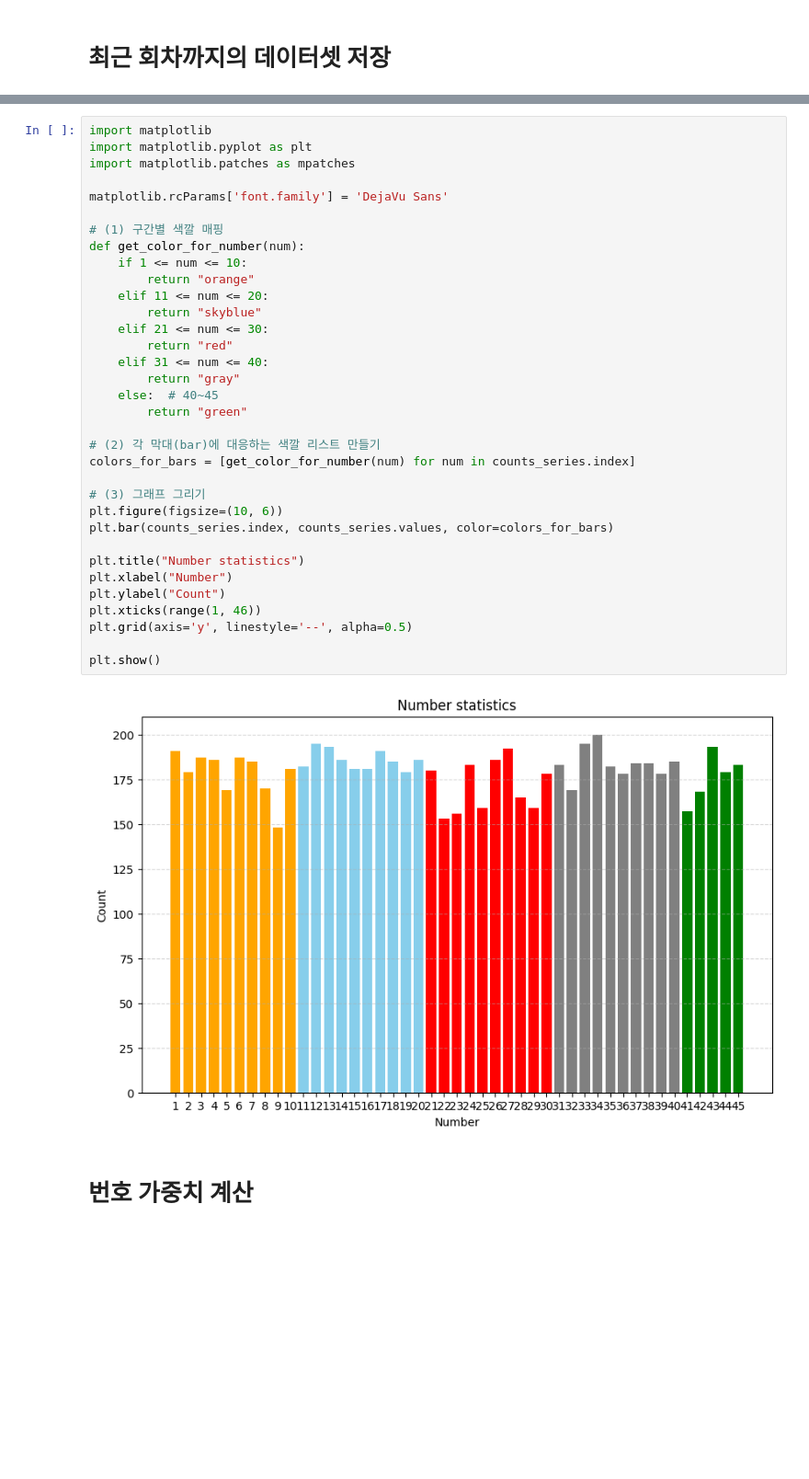
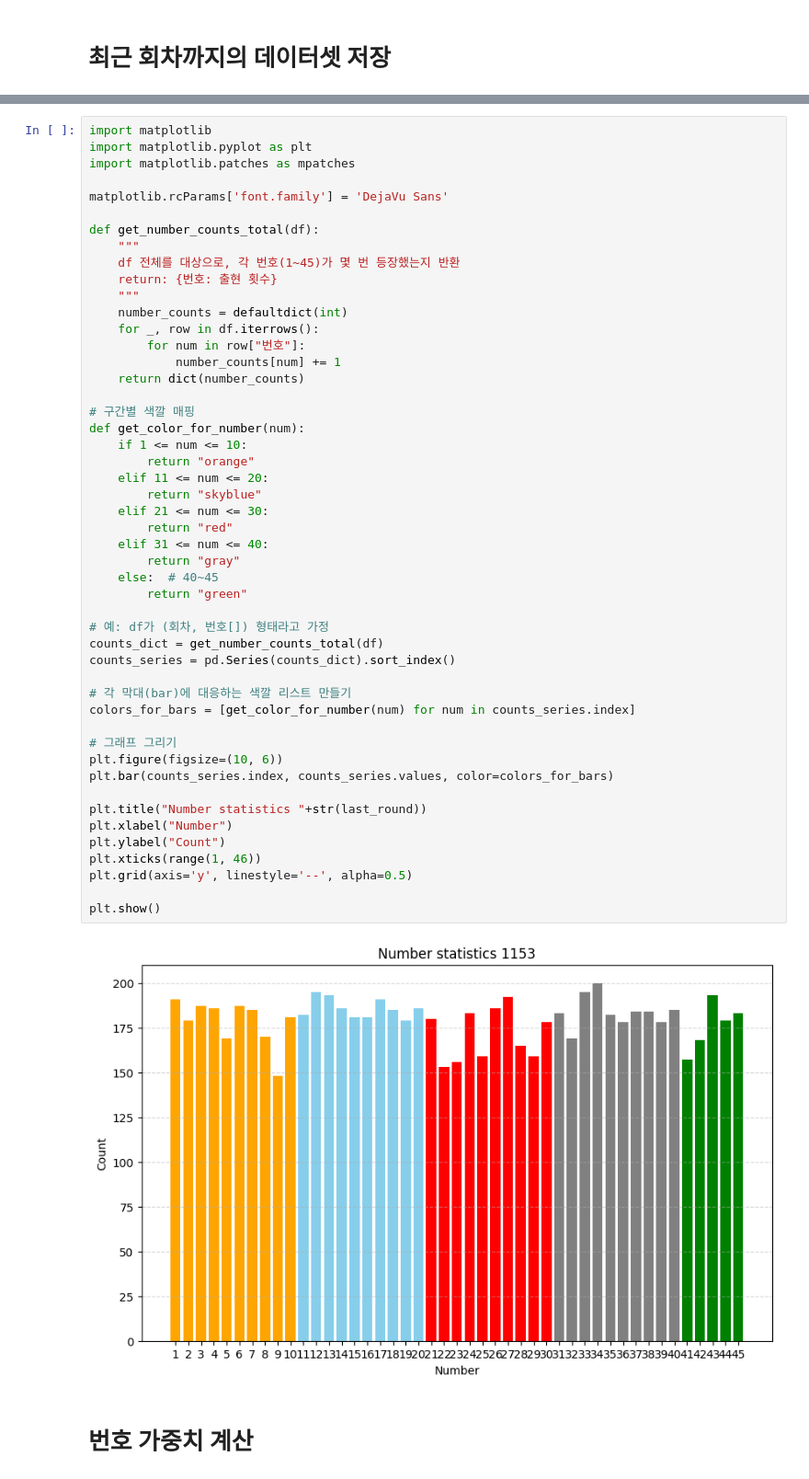
Before and after one commit to YuuuuuuYu/Lottely, a Jupyter notebook: LotteryGame.ipynb, the cells around one changed output, grey strips where cells are left out. Shown: that part at 92% size. Saved outputs shown, nothing was run; the diff lists cells and outputs as text; blank space fills up the shorter version.

```diff
--- a/LotteryGame.ipynb
+++ b/LotteryGame.ipynb
@@ -83,38 +84,53 @@ df = pd.DataFrame(lotto_data)
 import matplotlib
 import matplotlib.pyplot as plt
 import matplotlib.patches as mpatches
 
 matplotlib.rcParams['font.family'] = 'DejaVu Sans'
 
-# (1) 구간별 색깔 매핑
+def get_number_counts_total(df):
+    """
+    df 전체를 대상으로, 각 번호(1~45)가 몇 번 등장했는지 반환
+    return: {번호: 출현 횟수}
+    """
+    number_counts = defaultdict(int)
+    for _, row in df.iterrows():
+        for num in row["번호"]:
+            number_counts[num] += 1
+    return dict(number_counts)
+
+# 구간별 색깔 매핑
 def get_color_for_number(num):
     if 1 <= num <= 10:
         return "orange"
     elif 11 <= num <= 20:
         return "skyblue"
     elif 21 <= num <= 30:
         return "red"
     elif 31 <= num <= 40:
         return "gray"
     else:  # 40~45
         return "green"
 
-# (2) 각 막대(bar)에 대응하는 색깔 리스트 만들기
+# 예: df가 (회차, 번호[]) 형태라고 가정
+counts_dict = get_number_counts_total(df)
+counts_series = pd.Series(counts_dict).sort_index()
+
+# 각 막대(bar)에 대응하는 색깔 리스트 만들기
 colors_for_bars = [get_color_for_number(num) for num in counts_series.index]
 
-# (3) 그래프 그리기
+# 그래프 그리기
 plt.figure(figsize=(10, 6))
 plt.bar(counts_series.index, counts_series.values, color=colors_for_bars)
 
-plt.title("Number statistics")
+plt.title("Number statistics "+str(last_round))
 plt.xlabel("Number")
 plt.ylabel("Count")
 plt.xticks(range(1, 46))
 plt.grid(axis='y', linestyle='--', alpha=0.5)
 
 plt.show()
 # %% [output]
-[figure, old version]
+[figure, new version]
 # %% [markdown]
 # 번호 가중치 계산
 # %%
```
Also changed, not shown: parts of 5 cells of this notebook.
